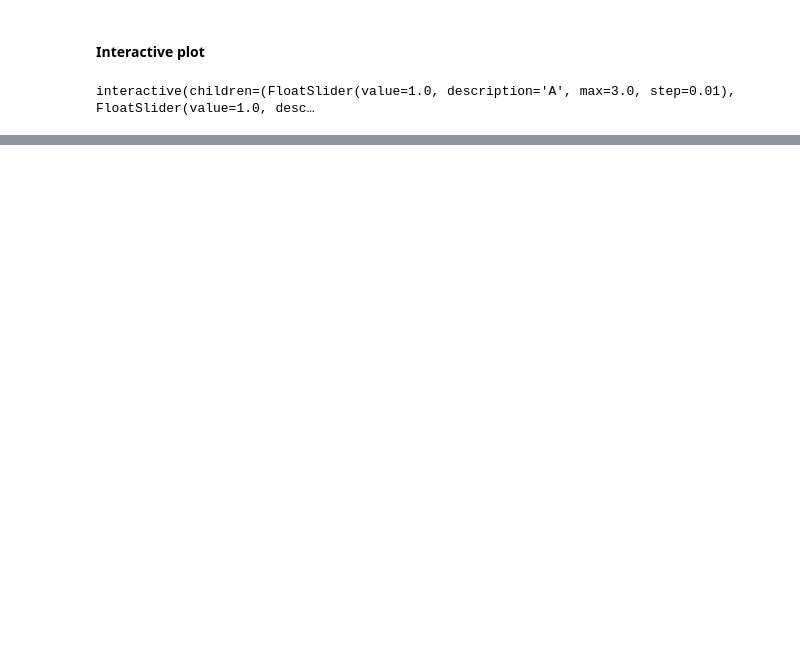
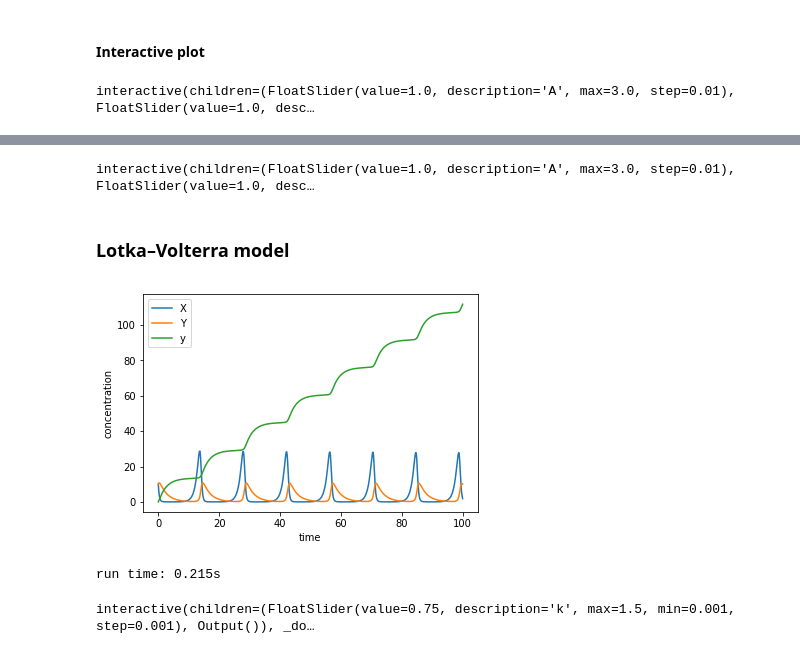
Before and after one commit to dorox/react, a Jupyter notebook: notebooks/Chemistry_Brusselator.ipynb, the cells around one changed output, grey strips where cells are left out. Saved outputs shown, nothing was run; the diff lists cells and outputs as text; code cells hidden in the pictures; blank space fills up the shorter version.

```diff
--- a/notebooks/Chemistry_Brusselator.ipynb
+++ b/notebooks/Chemistry_Brusselator.ipynb
@@ -98,0 +125,30 @@ interactive(children=(FloatSlider(value=1.0, description='A', max=3.0, step=0.01
+# %%
+@interact
+def f(A=(0,3,0.01),B=(0,3,0.01)):
+    r1.inlet(A=A, B=B, X=1, Y=1)
+    r1.q=np.array((1,1,1,1,0,0))
+    r1.run()
+# %% [output]
+interactive(children=(FloatSlider(value=1.0, description='A', max=3.0, step=0.01), FloatSlider(value=1.0, desc…
+# %% [markdown]
+### Lotka–Volterra model
+# %%
+cx= models.Chemistry()
+cx.reaction('X=>2X', k=1.1)
+cx.reaction('X+Y=>Y', k=0.4)
+cx.reaction('X+Y=>2Y+X', k=0.1)
+cx.reaction('Y=>y', k=0.4)
+cx.initial_concentrations(X=10, Y=10)
+cx.run()
+# %% [output]
+[figure, added]
+run time: 0.215s
+# %%
+cx.solver_params(method = 'RK23')
+@interact
+def f(k = (0.001, 1.5, 0.001)):
+    cx.parameters[0]=k
+    cx.run(plot=False)
+    cx.plot('X','Y')
+# %% [output]
+interactive(children=(FloatSlider(value=0.75, description='k', max=1.5, min=0.001, step=0.001), Output()), _do…
```
Also changed, not shown: parts of 7 cells of this notebook, 2 other files.
